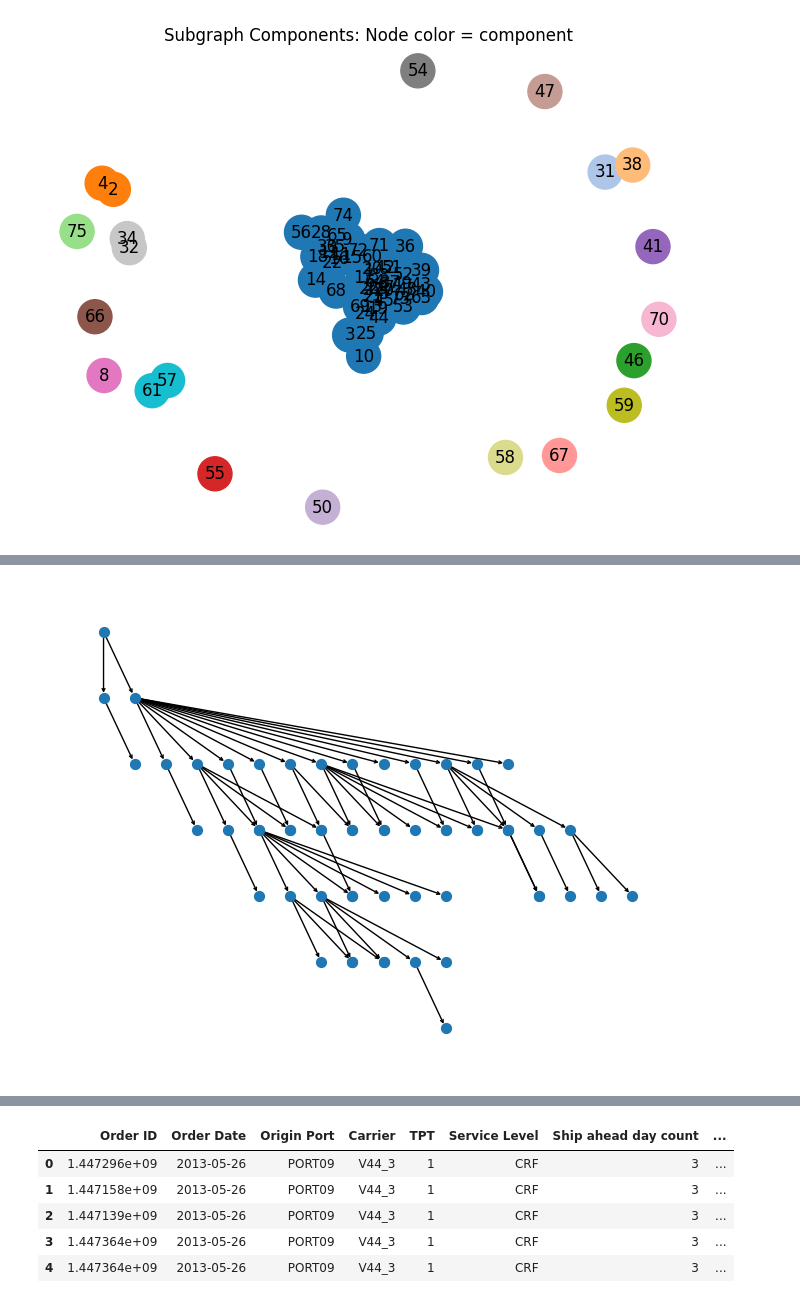
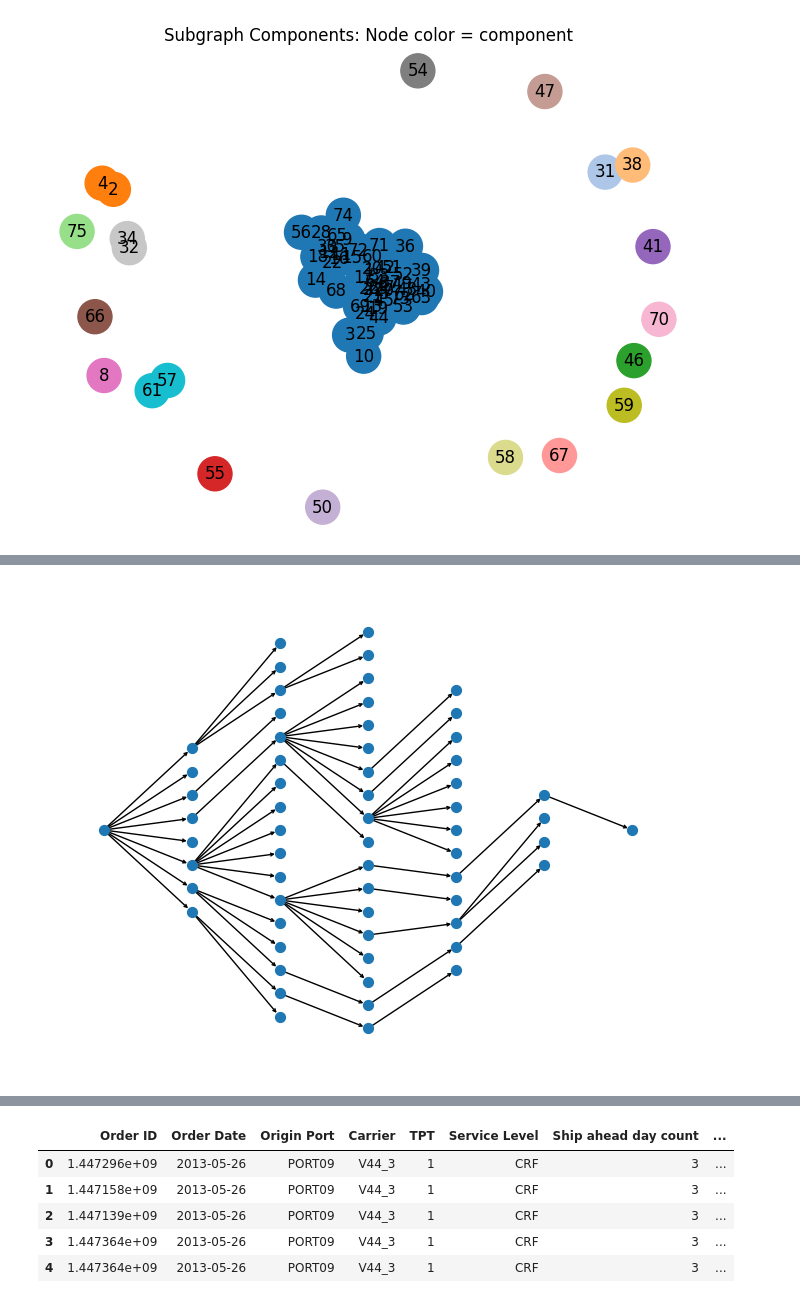
Before and after one commit to xxEthene/ST5225, a Jupyter notebook: lecture2.ipynb, the cells around one changed output, grey strips where cells are left out. Saved outputs shown, nothing was run; the diff lists cells and outputs as text; code cells hidden in the pictures.

```diff
--- a/lecture2.ipynb
+++ b/lecture2.ipynb
@@ -419,51 +419,35 @@ def simulate_epidemic(G, p):
 
         # Get the edges connected to the infected vertex
         edges = list(G.edges(infected_vertex))
 
         # Infect each neighbor via each edge with a probability p
         for edge in edges:
             neighbor = edge[1] if edge[0] == infected_vertex else edge[0]
             if G.nodes[neighbor]['disease_status'] == 'susceptible' and random.random() < p:
                 G.nodes[neighbor]['disease_status'] = 'infected'
                 T.add_edge(infected_vertex, neighbor)
                 infected_set.add(neighbor)
 
         # Set the current infected vertex to recovered
         G.nodes[infected_vertex]['disease_status'] = 'recovered'
         infected_set.remove(infected_vertex)
 
     return T
 
 # Example usage:
 p = 0.007  # Define the infection probability
 T = simulate_epidemic(MG, p)
 
-def bfs_layout(G, root):
-    pos = {}
-    queue = deque([(root, 0, 0)])  # (node, depth, x_pos)
-    level_widths = {}
-
-    while queue:
-        node, depth, x = queue.popleft()
-        pos[node] = (x, -depth)   # y = depth, x spreads out
-
-        children = list(G.neighbors(node))
-        for i, child in enumerate(children):
-            if child not in pos:
-                queue.append((child, depth+1, x+i))
-
-    return pos
-
 # Draw the tree T using planar_layout
 if len(T) == 1:
     pos = {list(T.nodes())[0]: (0, 0)}
 else:
-    pos = bfs_layout(T, list(T.nodes())[0])
+    pos = nx.bfs_layout(T, list(T.nodes())[0])
 
 # Draw the tree with labels
 nx.draw(T, pos, with_labels=False, node_size=50, arrows=True, arrowstyle='->', arrowsize=5)
 # %% [output]
-[figure, old version]
+[figure, new version]
 # %%
 # Run the simulation 100 times and record epidemic sizes
 epidemic_sizes = []
```
Also changed, not shown: parts of 18 cells of this notebook.
